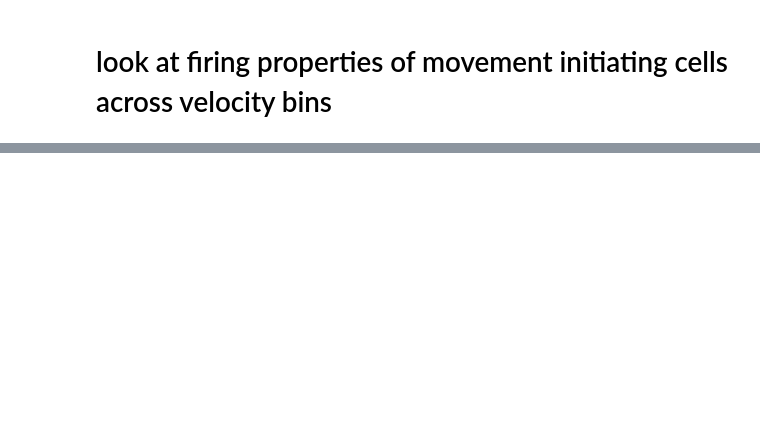
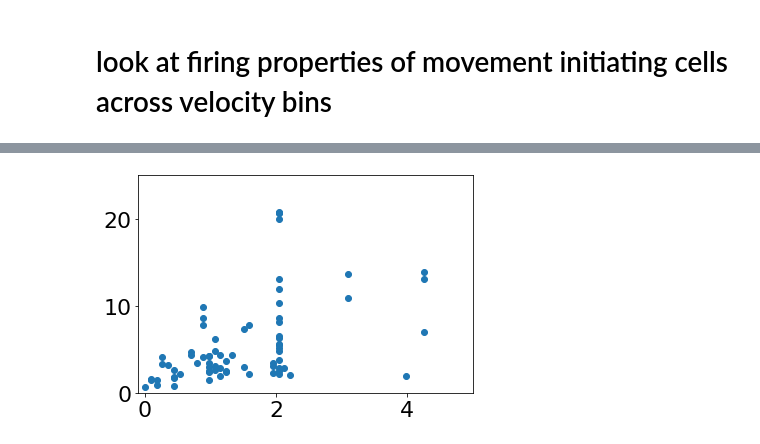
Before and after one commit to marburyvthesea/post_cnmfe_analysis, a Jupyter notebook: openfield_analysis/triggered_averaging/sort_cells_by_type.ipynb, the cells around one changed output, grey strips where cells are left out. Saved outputs shown, nothing was run; the diff lists cells and outputs as text; code cells hidden in the pictures; blank space fills up the shorter version.

```diff
--- a/openfield_analysis/triggered_averaging/sort_cells_by_type.ipynb
+++ b/openfield_analysis/triggered_averaging/sort_cells_by_type.ipynb
@@ -344,2 +287,2 @@ C_df_active_cells = pd.concat(session_cells)
 # %%
-C_df_active_cells['velocity_bins'] = all_sessions_v_bins
+C_df_active_cells_resampled['velocity_bins'] = all_sessions_v_bins
@@ -380,0 +289,26 @@ C_df_active_cells.unstack(level=0).swaplevel(axis=1)
+# %%
+by_cells_across_sessions = {}
+for session in list(active_cell_dictionary.keys()):
+    binned_regions = [C_df_active_cells_resampled.loc[session][C_df_active_cells_resampled.loc[session]['velocity_bins']==v_bin].drop(['velocity_bins'], axis=1).mean(axis=0).dropna() for
+                  v_bin in all_sessions_v_bins.values.categories.values]
+    cells_by_session_binned = pd.DataFrame(binned_regions, index=all_sessions_v_bins.values.categories.values)
+    per_cell_regressions = dlc_utils.create_regression_models_per_cell(cells_by_session_binned, 2)
+    by_cells_across_sessions[session] = per_cell_regressions
+# %%
+#get the velocity bin where cell fired most
+max_bins = []
+for session in list(by_cells_across_sessions.keys()):
+    for cell in list(by_cells_across_sessions[session].keys()):
+        max_bins.append(pd.DataFrame({(session,cell): by_cells_across_sessions[session][cell]['fit_df'].iloc[by_cells_across_sessions[session][cell]['fit_df']['y'].argmax()]}))
+        #max_bins.append(by_cells_across_sessions[session][cell]['fit_df'].max(axis=0))
+
+max_bins = pd.concat(max_bins, axis=1).transpose()
+# %%
+#for resetting index to cm/sec velocity
+binning_range = pd.interval_range(start=-1*0.0868, end=50*0.0868, periods=50)
+end_points = {k:v for k,v in zip(np.linspace(1, 50, 50), [binning_range.values[interval].right for interval in range(len(binning_range))])}
+
+max_bins['cm_sec'] = [end_points[max_bins['x'].values[point]] for point in range(len(max_bins['x'].values))]
+max_bins = max_bins.transpose()
+
+max_bins
@@ -380,0 +322,8 @@ C_df_active_cells.unstack(level=0).swaplevel(axis=1)
+# %%
+# distribution of all df versus velocity values
+plt.scatter(max_bins.loc['cm_sec'].values, max_bins.loc['y'].values)
+plt.xlim((-.1, 5))
+plt.ylim((0, 25))
+plt.show()
+# %% [output]
+[figure, added]
```
Also changed, not shown: parts of 27 cells of this notebook, 3 other files.
